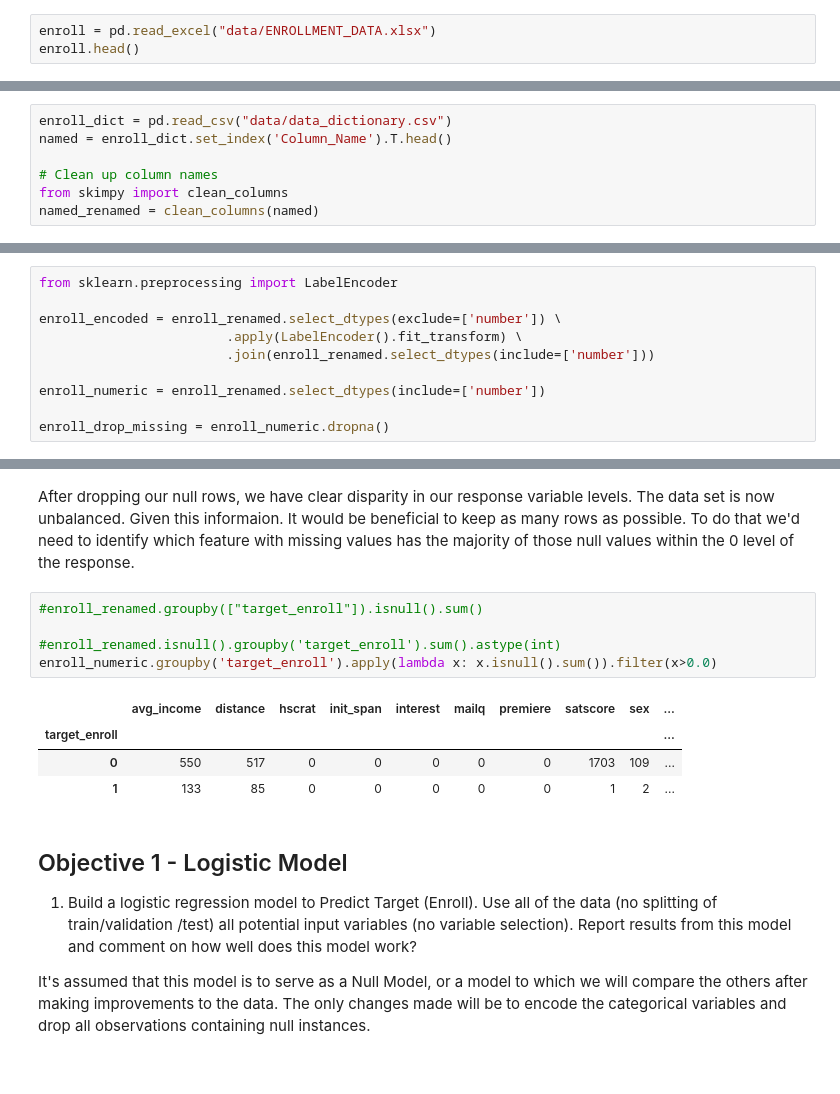
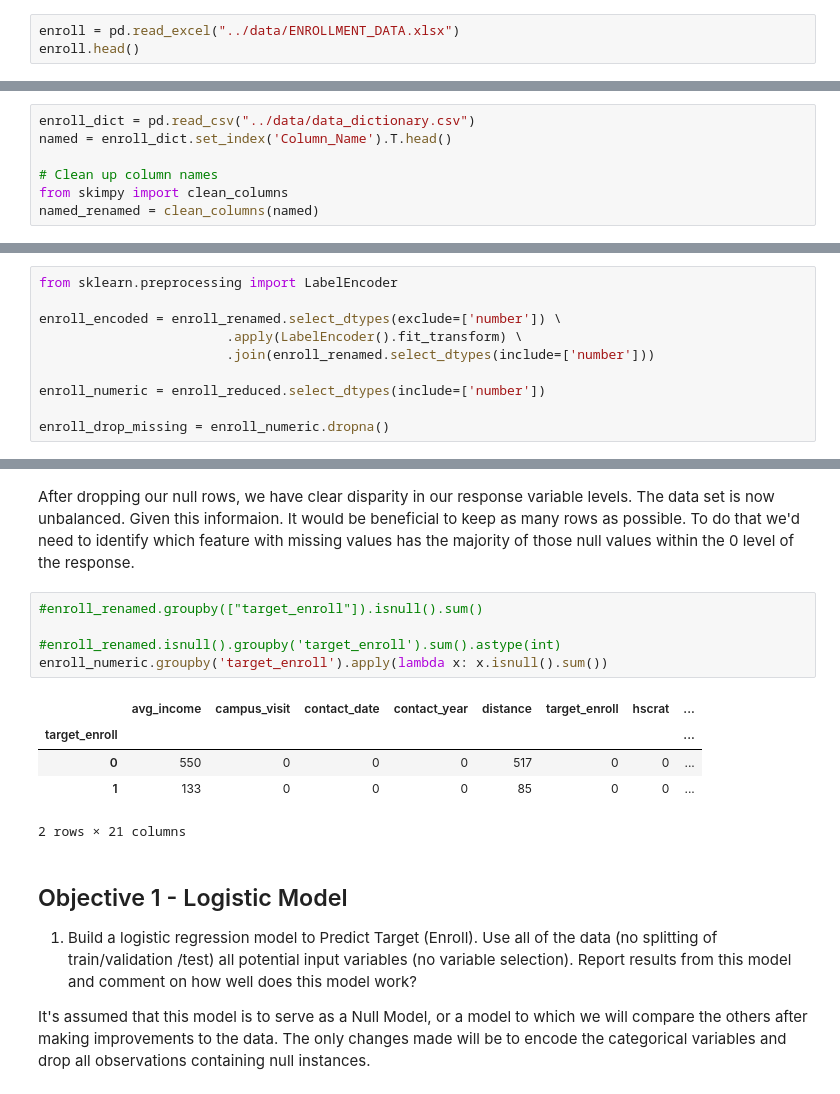
Before and after one commit to 0Architectus0/BAN5753_EX12, a Jupyter notebook: script/EX_12_RodriguezVincent.ipynb, the cells around one changed output, grey strips where cells are left out. Saved outputs shown, nothing was run; the diff lists cells and outputs as text.

```diff
--- a/script/EX_12_RodriguezVincent.ipynb
+++ b/script/EX_12_RodriguezVincent.ipynb
@@ -32,7 +34,7 @@ As you complete the exercise, create a short report in Microsoft Word and in thi
 # %%
 import pandas as pd
 # %%
-enroll = pd.read_excel("data/ENROLLMENT_DATA.xlsx")
+enroll = pd.read_excel("../data/ENROLLMENT_DATA.xlsx")
 enroll.head()
 # %% [output]
 |  | Target_Enroll | avg_income | CAMPUS_VISIT | CONTACT_CODE1 | Contact_Date | Contact_Month | Contact_Year | ... |
@@ -55,7 +57,7 @@ enroll_renamed = clean_columns(enroll)
 # %% [output]
 25 column names have been cleaned
 # %%
-enroll_dict = pd.read_csv("data/data_dictionary.csv")
+enroll_dict = pd.read_csv("../data/data_dictionary.csv")
 named = enroll_dict.set_index('Column_Name').T.head()
 
 # Clean up column names
@@ -188,7 +194,7 @@ enroll_encoded = enroll_renamed.select_dtypes(exclude=['number']) \
                         .apply(LabelEncoder().fit_transform) \
                         .join(enroll_renamed.select_dtypes(include=['number']))
 
-enroll_numeric = enroll_renamed.select_dtypes(include=['number'])
+enroll_numeric = enroll_reduced.select_dtypes(include=['number'])
 
 enroll_drop_missing = enroll_numeric.dropna()
 # %%
@@ -248,12 +259,13 @@ After dropping our null rows, we have clear disparity in our response variable l
 # %%
 #enroll_renamed.groupby(["target_enroll"]).isnull().sum()
 
 #enroll_renamed.isnull().groupby('target_enroll').sum().astype(int)
-enroll_numeric.groupby('target_enroll').apply(lambda x: x.isnull().sum()).filter(x>0.0)
+enroll_numeric.groupby('target_enroll').apply(lambda x: x.isnull().sum())
 # %% [output]
-|  | avg_income | distance | hscrat | init_span | interest | mailq | premiere | satscore | sex | ... |
-| target_enroll |  |  |  |  |  |  |  |  |  | ... |
-| 0 | 550 | 517 | 0 | 0 | 0 | 0 | 0 | 1703 | 109 | ... |
-| 1 | 133 | 85 | 0 | 0 | 0 | 0 | 0 | 1 | 2 | ... |
+|  | avg_income | campus_visit | contact_date | contact_year | distance | target_enroll | hscrat | ... |
+| target_enroll |  |  |  |  |  |  |  | ... |
+| 0 | 550 | 0 | 0 | 0 | 517 | 0 | 0 | ... |
+| 1 | 133 | 0 | 0 | 0 | 85 | 0 | 0 | ... |
+2 rows × 21 columns
 # %% [markdown]
 ## Objective 1 - Logistic Model
```
Also changed, not shown: parts of 23 cells of this notebook.
